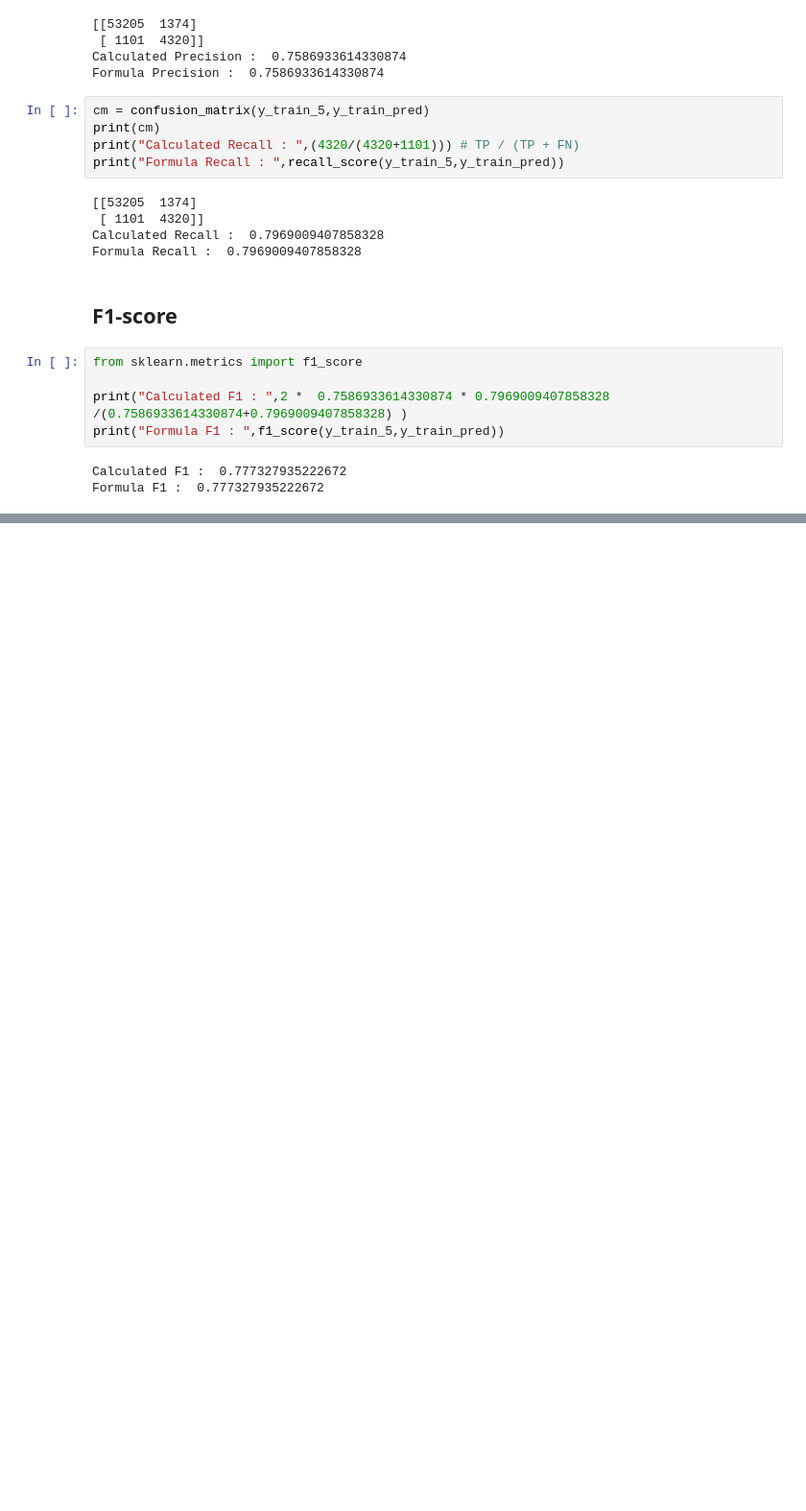
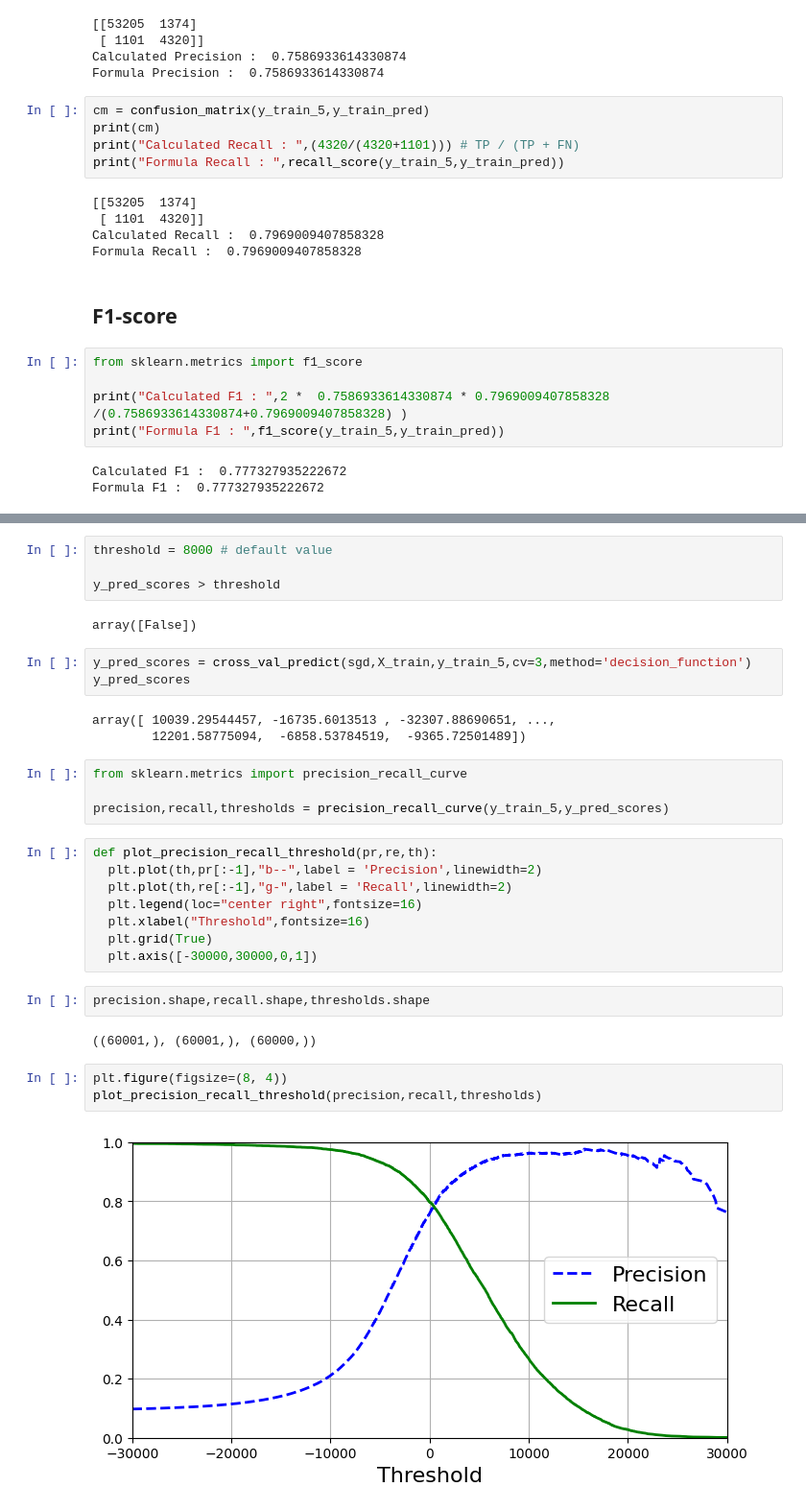
Before and after one commit to beercafeguy/PyMLLab, a Jupyter notebook: practice/classifier_metric_analysis.ipynb, the cells around one changed output, grey strips where cells are left out. Shown at 96% size. Saved outputs shown, nothing was run; the diff lists cells and outputs as text; blank space fills up the shorter version.

```diff
--- a/practice/classifier_metric_analysis.ipynb
+++ b/practice/classifier_metric_analysis.ipynb
@@ -203,0 +217,33 @@ Formula F1 :  0.777327935222672
+# %%
+threshold = 8000 # default value
+
+y_pred_scores > threshold
+# %% [output]
+array([False])
+# %%
+y_pred_scores = cross_val_predict(sgd,X_train,y_train_5,cv=3,method='decision_function')
+y_pred_scores
+# %% [output]
+array([ 10039.29544457, -16735.6013513 , -32307.88690651, ...,
+        12201.58775094,  -6858.53784519,  -9365.72501489])
+# %%
+from sklearn.metrics import precision_recall_curve
+
+precision,recall,thresholds = precision_recall_curve(y_train_5,y_pred_scores)
+# %%
+def plot_precision_recall_threshold(pr,re,th):
+  plt.plot(th,pr[:-1],"b--",label = 'Precision',linewidth=2)
+  plt.plot(th,re[:-1],"g-",label = 'Recall',linewidth=2)
+  plt.legend(loc="center right",fontsize=16)
+  plt.xlabel("Threshold",fontsize=16)
+  plt.grid(True)
+  plt.axis([-30000,30000,0,1])
+# %%
+precision.shape,recall.shape,thresholds.shape
+# %% [output]
+((60001,), (60001,), (60000,))
+# %%
+plt.figure(figsize=(8, 4))
+plot_precision_recall_threshold(precision,recall,thresholds)
+# %% [output]
+[figure, added]
```
Also changed, not shown: parts of 16 cells of this notebook.
